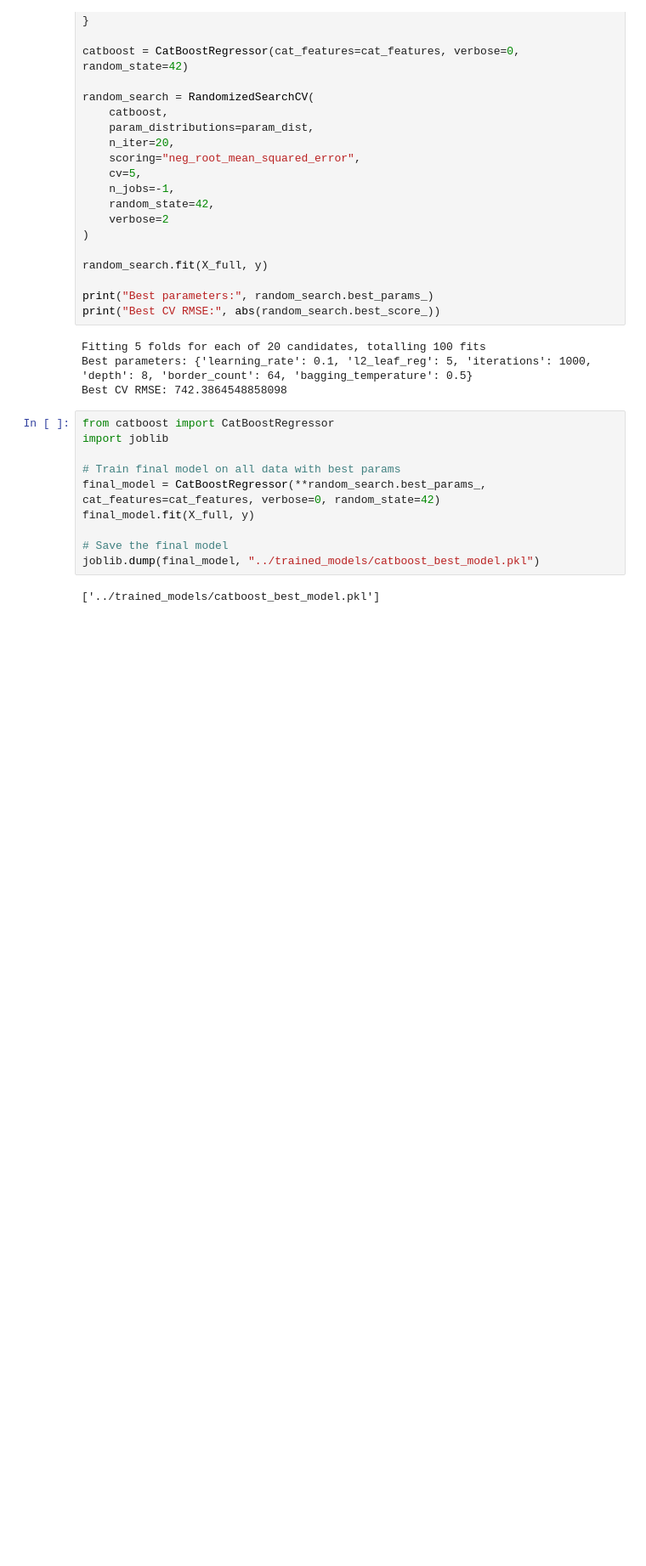
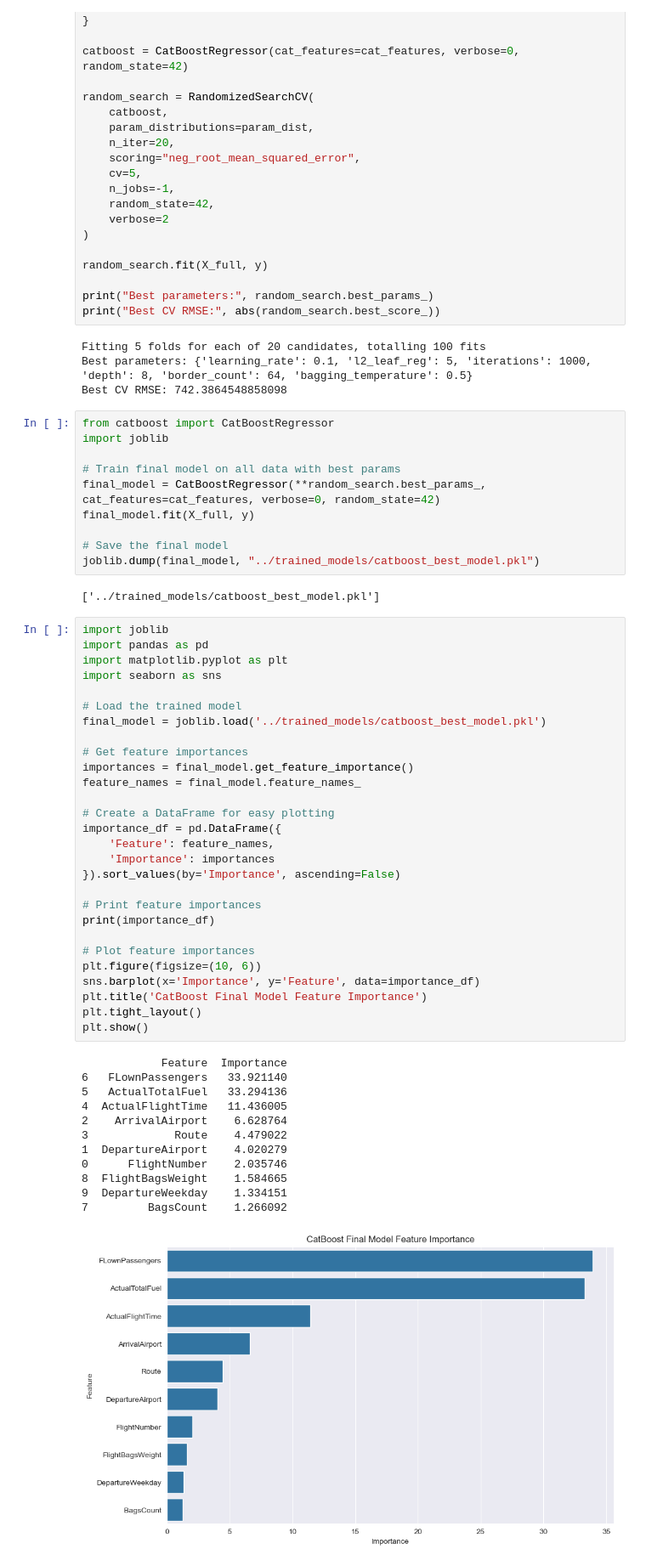
Before and after one commit to banacchini/ryanairTakeOffWeightRegression, a Jupyter notebook: notebooks/02_modelling.ipynb, the cells around one changed output. Shown at 85% size. Saved outputs shown, nothing was run; the diff lists cells and outputs as text; blank space fills up the shorter version.

```diff
--- a/notebooks/02_modelling.ipynb
+++ b/notebooks/02_modelling.ipynb
@@ -425,3 +435,44 @@ final_model.fit(X_full, y)
 joblib.dump(final_model, "../trained_models/catboost_best_model.pkl")
 # %% [output]
 ['../trained_models/catboost_best_model.pkl']
+# %%
+import joblib
+import pandas as pd
+import matplotlib.pyplot as plt
+import seaborn as sns
+
+# Load the trained model
+final_model = joblib.load('../trained_models/catboost_best_model.pkl')
+
+# Get feature importances
+importances = final_model.get_feature_importance()
+feature_names = final_model.feature_names_
+
+# Create a DataFrame for easy plotting
+importance_df = pd.DataFrame({
+    'Feature': feature_names,
+    'Importance': importances
+}).sort_values(by='Importance', ascending=False)
+
+# Print feature importances
+print(importance_df)
+
+# Plot feature importances
+plt.figure(figsize=(10, 6))
+sns.barplot(x='Importance', y='Feature', data=importance_df)
+plt.title('CatBoost Final Model Feature Importance')
+plt.tight_layout()
+plt.show()
+# %% [output]
+            Feature  Importance
+6   FLownPassengers   33.921140
+5   ActualTotalFuel   33.294136
+4  ActualFlightTime   11.436005
+2    ArrivalAirport    6.628764
+3             Route    4.479022
+1  DepartureAirport    4.020279
+0      FlightNumber    2.035746
+8  FlightBagsWeight    1.584665
+9  DepartureWeekday    1.334151
+7         BagsCount    1.266092
+[figure, added]
```
Also changed, not shown: parts of 2 cells of this notebook, 7 other files.
